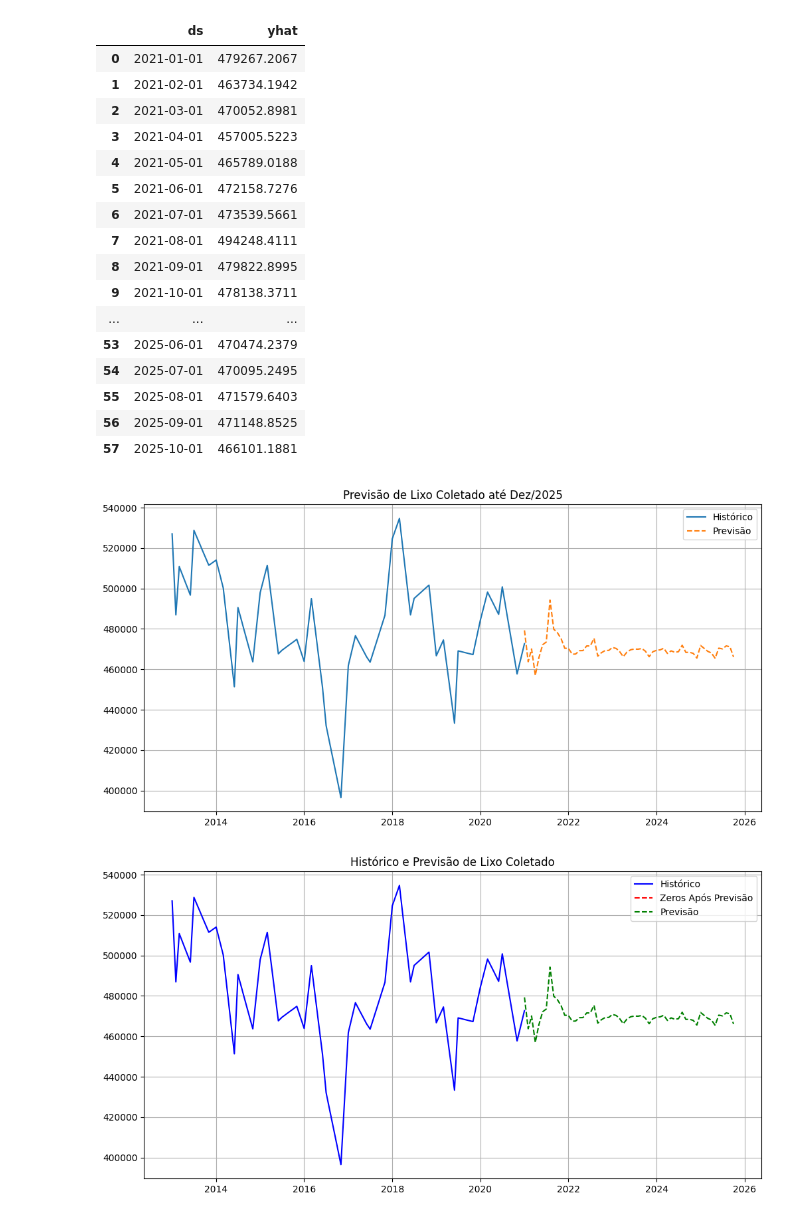
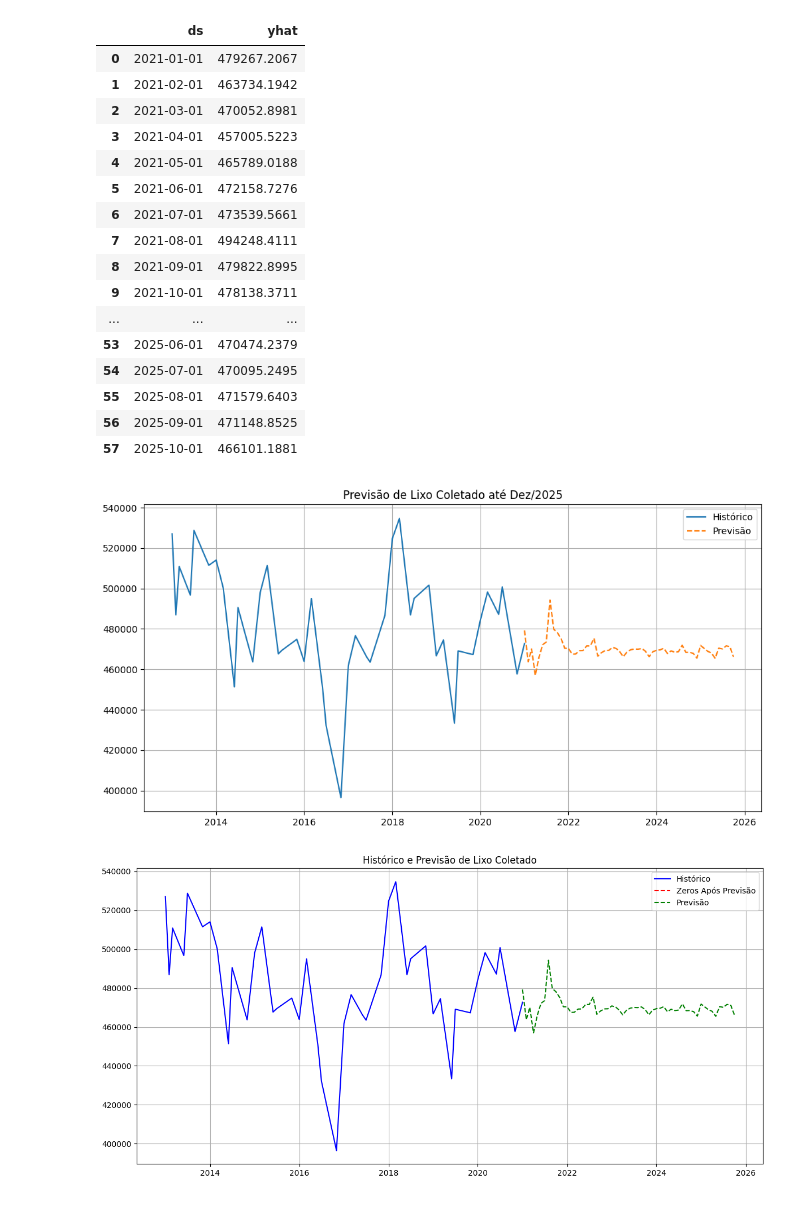
Before and after one commit to IIIgorMoura/ONG_Limpa_Brasil_EU, a Jupyter notebook: test_prophet.ipynb, the cells around one changed output. Cells and saved outputs as stored; diff of their text form; code cells hidden in the pictures.

```diff
--- a/test_prophet.ipynb
+++ b/test_prophet.ipynb
@@ -157,31 +157,32 @@ df_transposto['y_pred'] = np.nan  # Inicializa a coluna de previsão com NaN
 # Plotando o gráfico com os dados reais até o ponto de previsão
 plt.figure(figsize=(12,6))
 plt.plot(df_transposto['ds'], df_transposto['y'], label='Histórico', color='blue')
 plt.plot(df_transposto['ds'], df_transposto['y_pred'], label='Zeros Após Previsão', linestyle='--', color='red')
 plt.plot(future_df['ds'], future_df['yhat'], label='Previsão', linestyle='--', color='green')
 
 plt.title('Histórico e Previsão de Lixo Coletado')
 plt.legend()
+plt.tight_layout()
 plt.grid()
 plt.show()
 # %% [output]
 RMSE: 21936.18879448035
 |  | ds | yhat |
 | 0 | 2021-01-01 | 479267.2067 |
 | 1 | 2021-02-01 | 463734.1942 |
 | 2 | 2021-03-01 | 470052.8981 |
 | 3 | 2021-04-01 | 457005.5223 |
 | 4 | 2021-05-01 | 465789.0188 |
 | 5 | 2021-06-01 | 472158.7276 |
 | 6 | 2021-07-01 | 473539.5661 |
 | 7 | 2021-08-01 | 494248.4111 |
 | 8 | 2021-09-01 | 479822.8995 |
 | 9 | 2021-10-01 | 478138.3711 |
 | ... | ... | ... |
 | 53 | 2025-06-01 | 470474.2379 |
 | 54 | 2025-07-01 | 470095.2495 |
 | 55 | 2025-08-01 | 471579.6403 |
 | 56 | 2025-09-01 | 471148.8525 |
 | 57 | 2025-10-01 | 466101.1881 |
 [figure]
-[figure, old version]
+[figure, new version]
```
Also changed, not shown: parts of 1 cell of this notebook, 3 other files.
